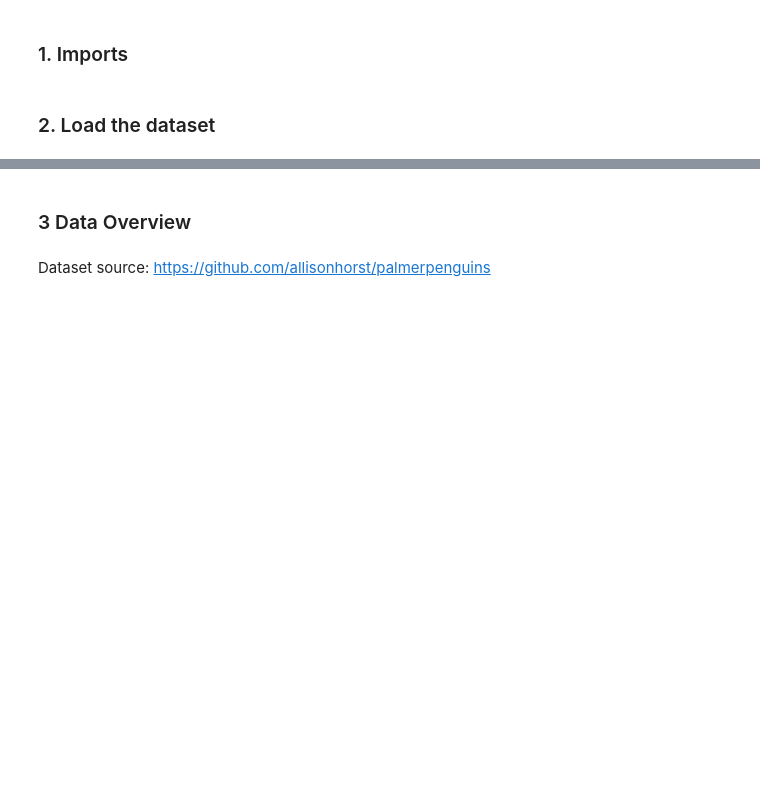
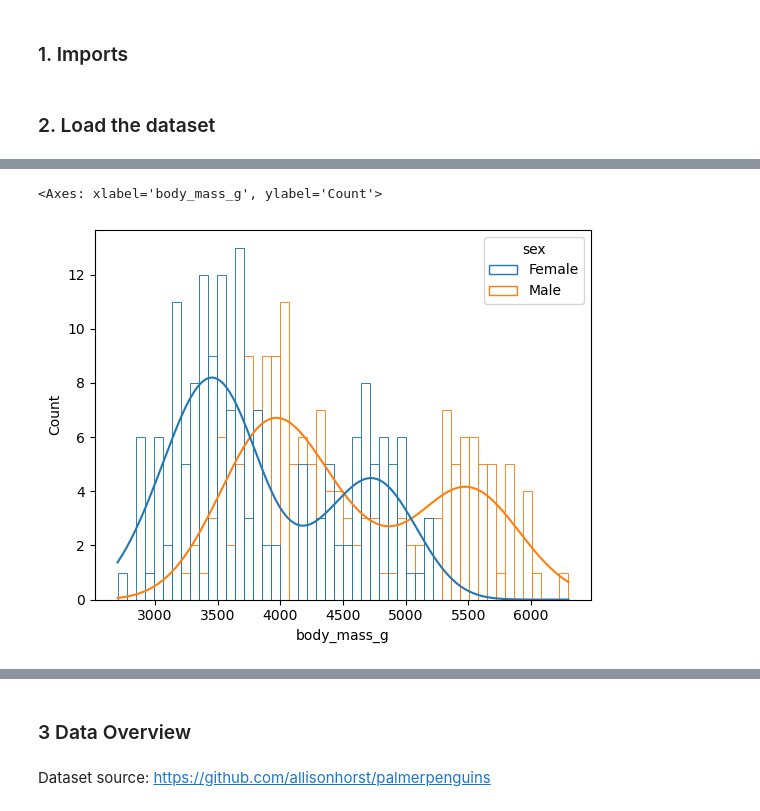
Before and after one commit to HassanAlgoz/data-analytics, a Jupyter notebook: scenario/eda_penguins.ipynb, the cells around one changed output, grey strips where cells are left out. Drawn from its saved outputs; the diff is of its cells as text; code cells hidden in the pictures; blank space fills up the shorter version.

```diff
--- a/scenario/eda_penguins.ipynb
+++ b/scenario/eda_penguins.ipynb
@@ -12,0 +69,5 @@ df = sns.load_dataset('penguins')
+# %%
+sns.histplot(df, x='body_mass_g', hue='sex', bins=50, kde=True, fill=False)
+# %% [output]
+<Axes: xlabel='body_mass_g', ylabel='Count'>
+[figure, added]
```
Also changed, not shown: parts of 15 cells of this notebook, 4 other files.
